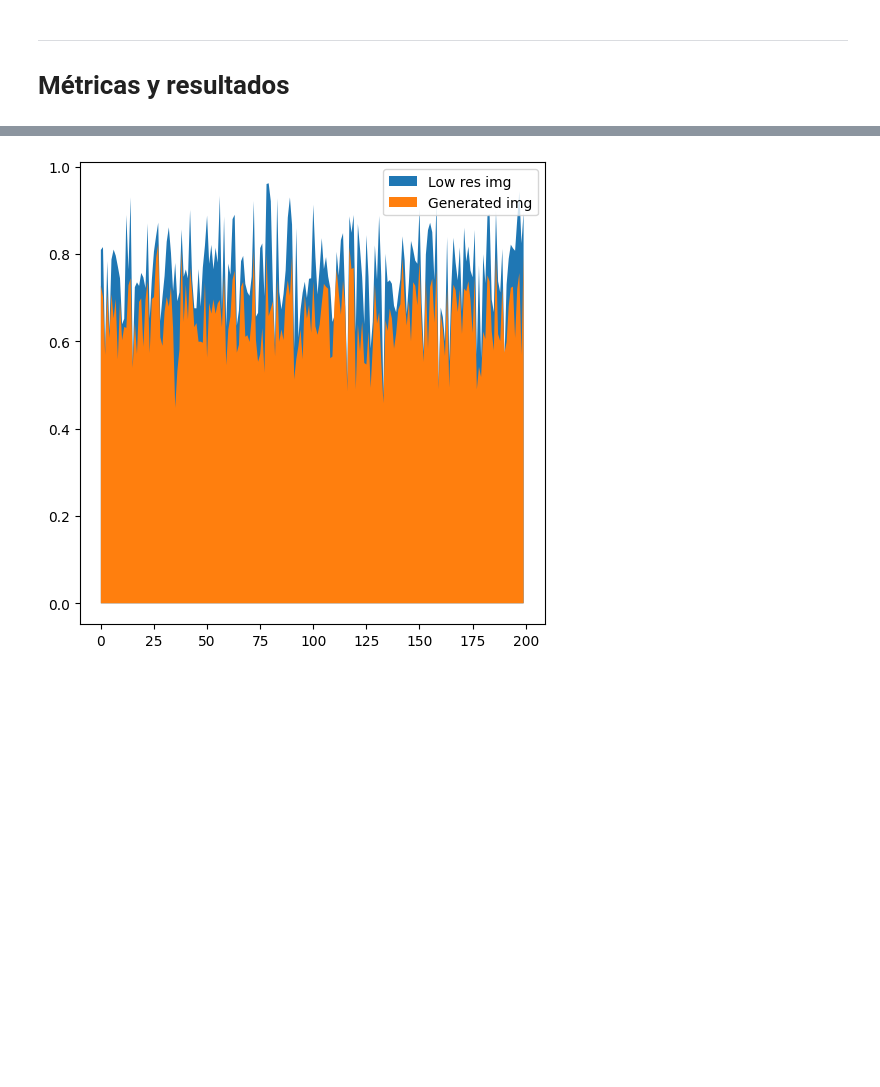
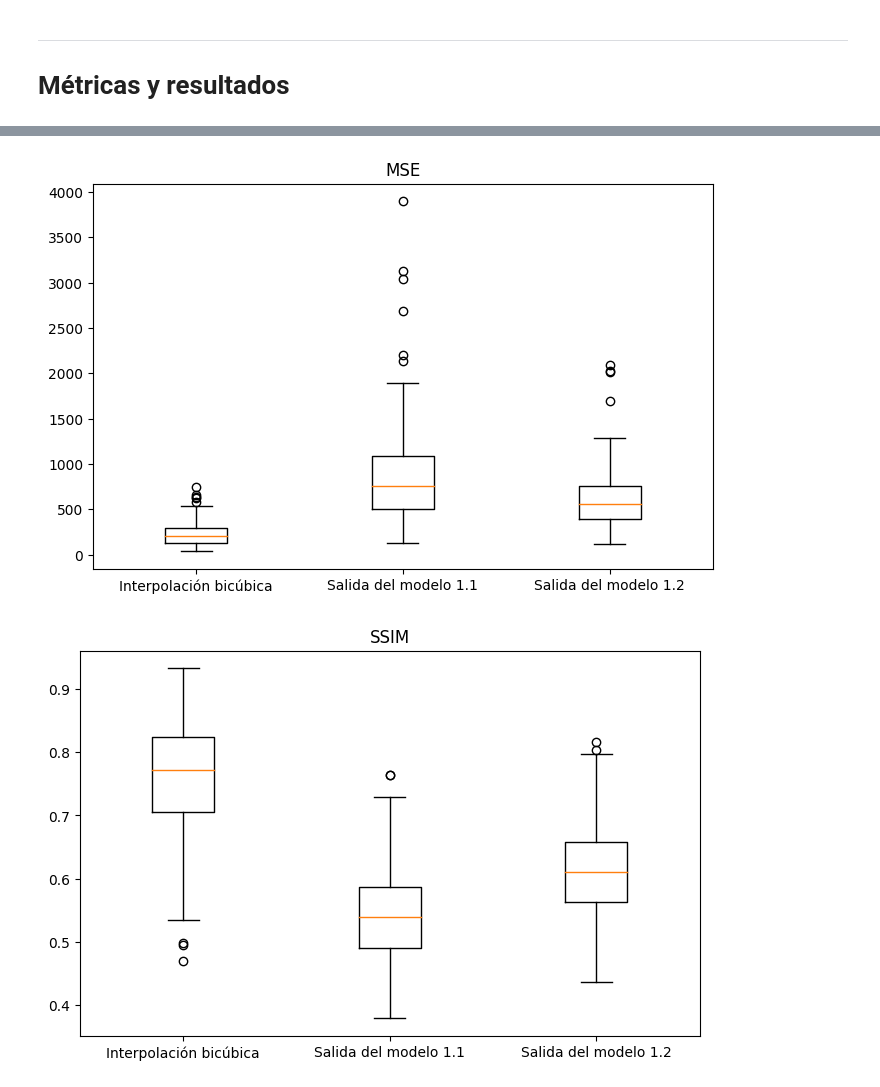
Before and after one commit to Carlos0196/cnn-gan-superresolution, a Jupyter notebook: notebooks/CNN.ipynb, the cells around one changed output, grey strips where cells are left out. Cells and saved outputs as stored; diff of their text form; code cells hidden in the pictures; blank space fills up the shorter version.

```diff
--- a/notebooks/CNN.ipynb
+++ b/notebooks/CNN.ipynb
@@ -613,20 +427,0 @@ MSE
-# %%
-
-x = loaded_df_train[f'EPOCH_{number_of_epochs}']['BIC_SSIM']
-x2 = loaded_df_train[f'EPOCH_{number_of_epochs}']['GEN_SSIM']
-mean = x.mean()
-std = x.std()
-y = 1/(std * np.sqrt(2 * np.pi)) * np.exp( - (x - mean)**2 / (2 * std**2))
-
-#mean2 = loaded_df_train[f'EPOCH_{number_of_epochs}']['GEN_MSE'].mean()
-#std2 = loaded_df_train[f'EPOCH_{number_of_epochs}']['GEN_MSE'].std()
-
-plt.figure(figsize = (6, 6))
-plt.fill_between(np.arange(x.size), x, label = "Low res img")
-plt.fill_between(np.arange(x2.size), x2, label = "Generated img")
-plt.legend()
-
-#plt.errorbar([1], [mean2], [std2])
-plt.show()
-# %% [output]
-[figure, removed]
@@ -632,0 +437,50 @@ plt.show()
+# %%
+############################################################################
+#                             Test                                         #
+############################################################################
+
+def calc_metrics_for_boxplot(loaded_model, test_ds):
+  # Batch
+  metrics_data = []
+  for image_batch in test_ds:
+    # Batch metrics
+    batch_metrics = calc_batch_metrics(loaded_model, image_batch)
+    metrics_data.extend(batch_metrics)
+
+  # Epoch metrics
+  df_test_epoch = create_epoch_dataframe(f'EPOCH_{number_of_epochs}', DF_COLUMNS, metrics_data)
+
+  return df_test_epoch[f'EPOCH_{number_of_epochs}']
+
+metrics_1_1 = calc_metrics_for_boxplot(loaded_model_1_1, test_ds)
+metrics_1_2 = calc_metrics_for_boxplot(loaded_model_1_2, test_ds)
+# %%
+############################################################################
+#                               Boxplots                                   #
+############################################################################
+
+def boxplot(title, data):
+  plt.figure(figsize=(8,5))
+  plt.title(title)
+  plt.boxplot(data)
+  plt.xticks([1, 2, 3], [
+      'Interpolación bicúbica',
+      'Salida del modelo 1.1',
+      'Salida del modelo 1.2'
+  ])
+  plt.show()
+
+# MSE
+data = [metrics_1_1['BIC_MSE'], metrics_1_1['GEN_MSE'], metrics_1_2['GEN_MSE']]
+boxplot('MSE', data)
+
+# SSIM
+data = [metrics_1_1['BIC_SSIM'], metrics_1_1['GEN_SSIM'], metrics_1_2['GEN_SSIM']]
+boxplot('SSIM', data)
+
+# PSNR
+data = [metrics_1_1['BIC_PSNR'], metrics_1_1['GEN_PSNR'], metrics_1_2['GEN_PSNR']]
+boxplot('PSNR', data)
+# %% [output]
+[figure, added]
+[figure, added]
```
Also changed, not shown: parts of 11 cells of this notebook, 1 other file.
